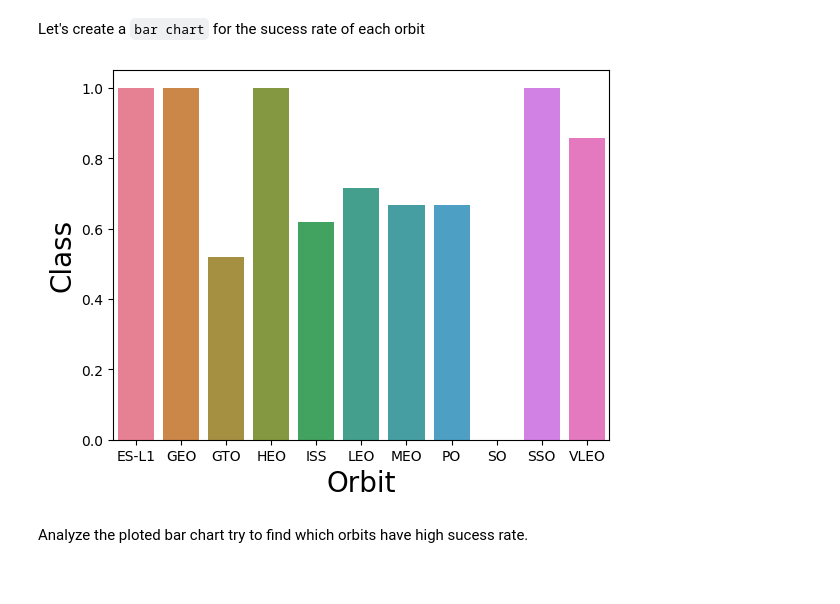
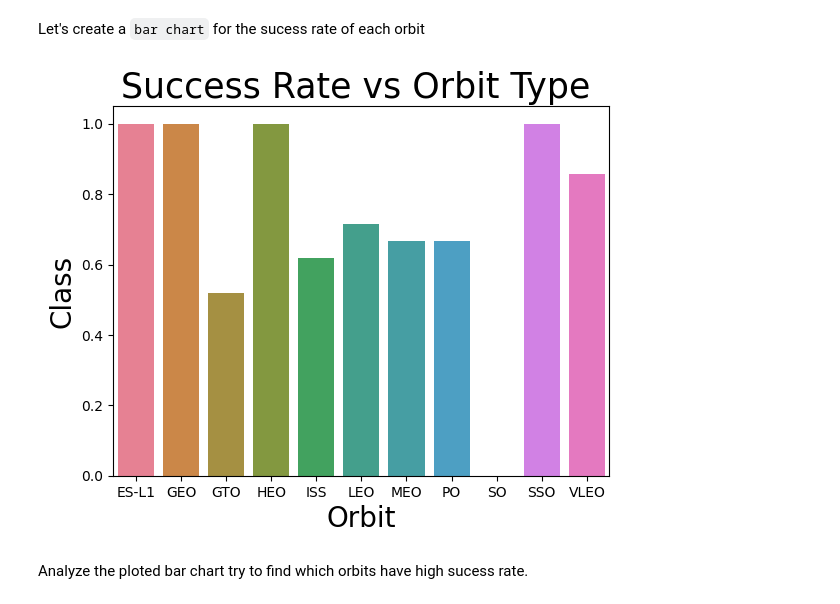
Before and after one commit to EricYangg/IBM-Applied-Data-Science-Capstone, a Jupyter notebook: EDA with Visualization.ipynb, the cells around one changed output. Drawn from its saved outputs; the diff is of its cells as text; code cells hidden in the pictures.

```diff
--- a/EDA with Visualization.ipynb
+++ b/EDA with Visualization.ipynb
@@ -121,14 +123,14 @@ Let's create a `bar chart` for the sucess rate of each orbit
 # %%
 # HINT use groupby method on Orbit column and get the mean of Class column
 orb = df.groupby('Orbit')['Class'].mean().reset_index()
 
 sns.barplot(y="Class", x="Orbit",  data=orb, hue='Orbit')
-
+plt.title("Success Rate vs Orbit Type ", fontsize=25)
 plt.xlabel("Orbit",fontsize=20)
 plt.ylabel("Class",fontsize=20)
 plt.show()
 # %% [output]
-[figure, old version]
+[figure, new version]
 # %% [markdown]
 Analyze the ploted bar chart try to find which orbits have high sucess rate.
 # %% [markdown]
```
Also changed, not shown: parts of 5 cells of this notebook.
